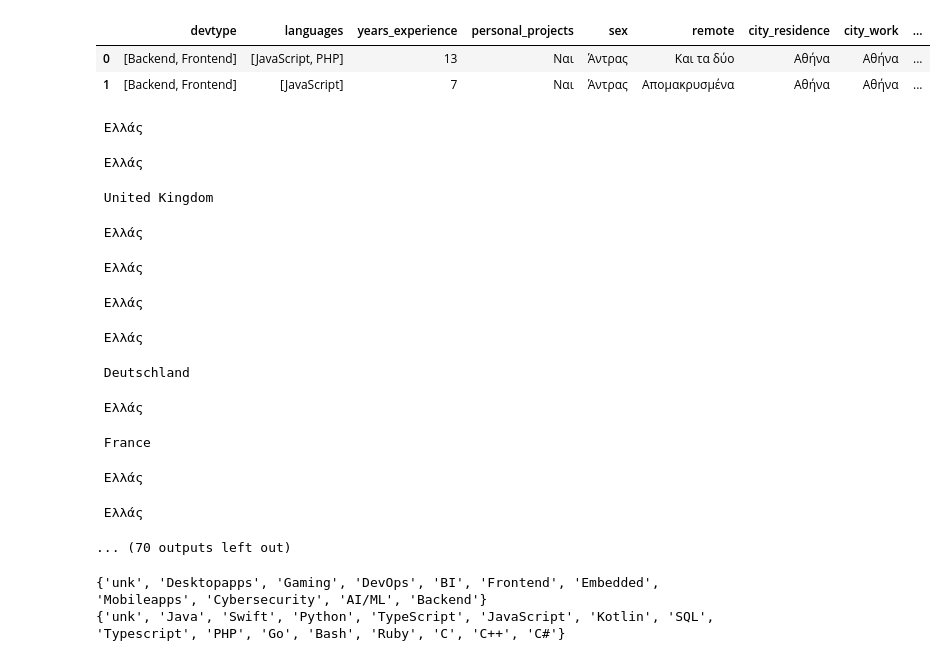
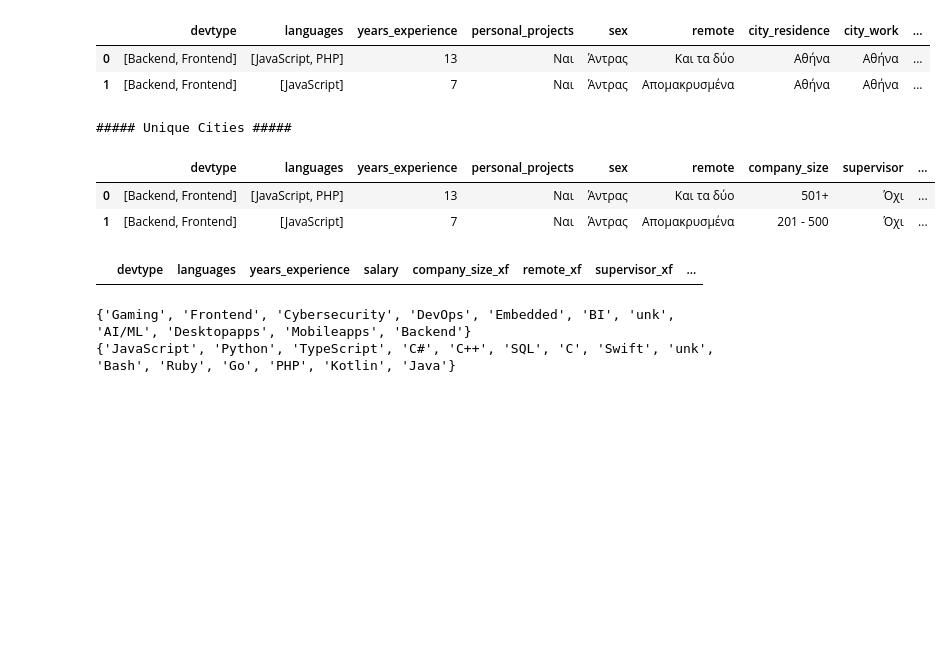
Before and after one commit to GiorgosNik/dev-salary-estimator, a Jupyter notebook: salary_estimator.ipynb, the cells around one changed output. Drawn from its saved outputs; the diff is of its cells as text; code cells hidden in the pictures; blank space fills up the shorter version.

```diff
--- a/salary_estimator.ipynb
+++ b/salary_estimator.ipynb
@@ -94,11 +104,11 @@ def fix_salary(salary):
     salary = salary.replace('€', '')
     salary = int(salary)
     if salary < 4000:
-      return salary * 14
+      salary = salary * 14
 
     return salary
 
-dataframe['salary'] = dataframe['salary'].map(lambda x: fix_salary(str(x))).astype('float32')
+dataframe['salary'] = dataframe['salary'].map(lambda x: fix_salary(str(int(x)))).astype('int32')
 dataframe.head(2)
 # %% [output]
 |  | devtype | languages | years_experience | personal_projects | sex | remote | city_residence | city_work | ... |
@@ -109,39 +119,29 @@ cities_residence, cities_work = pd.unique(dataframe['city_residence'].values), p
 # %%
 geolocator = Nominatim(user_agent="test")
 
 # TODO: experiment with country
 with tqdm(total=len(cities_residence), desc='Formatting City Names') as city_progressbar:
   for city in cities_residence:
     try:
       area = geolocator.geocode(city).address.split(",")[0]
-      country = geolocator.geocode(city).address.split(",")[-1]
-      print(country)
-      dataframe['city_residence'] = dataframe['city_residence'].replace(city,area)
+      country = geolocator.geocode(city).address.split(",")[-1].strip()
+      dataframe['city_residence'] = dataframe['city_residence'].replace(city,country)
 
     except AttributeError:
       dataframe['city_residence'] = dataframe['city_residence'].replace(city,"UNK")
     city_progressbar.update(1)
 
 dataframe = dataframe[dataframe.years_experience != "UNK"]
-dataframe = dataframe[dataframe.city_residence == "Αθήνα"]
+dataframe = dataframe[dataframe.city_residence == "Ελλάς"]
 print("##### Unique Cities #####")
 pd.unique(dataframe['city_residence'].values)
 
 dataframe = dataframe.drop(columns=['city_residence', 'city_work'])
 dataframe.head(2)
 # %% [output]
- Ελλάς
+##### Unique Cities #####
- Ελλάς
- United Kingdom
- Ελλάς
- Ελλάς
- Ελλάς
- Ελλάς
- Deutschland
- Ελλάς
- France
- Ελλάς
- Ελλάς
-... (70 outputs left out)
+|  | devtype | languages | years_experience | personal_projects | sex | remote | company_size | supervisor | ... |
+| 0 | [Backend, Frontend] | [JavaScript, PHP] | 13 | Ναι | Άντρας | Και τα δύο | 501+ | Όχι | ... |
+| 1 | [Backend, Frontend] | [JavaScript] | 7 | Ναι | Άντρας | Απομακρυσμένα | 201 - 500 | Όχι | ... |
 # %%
 dataframe['relevant'] = dataframe['relevant'].fillna('Όχι')
@@ -153,6 +152,22 @@ for col in category_columns:
     dataframe[f'{col}_xf'] = dataframe[col].astype('category')
 
 dataframe = dataframe.drop(columns=category_columns)
+# %%
+dataframe['languages'] = dataframe['languages'].replace("Typescript","TypeScript")
+
+def fix_languages(languages):
+    for i in range(len(languages)):
+      if(languages[i] == "Typescript"):
+        languages[i] = "TypeScript"
+      languages[i] = languages[i].strip()
+    return languages
+
+dataframe['languages'] = dataframe['languages'].map(lambda x: fix_languages(x))
+
+temp = dataframe[dataframe.languages == "Typescript"]
+temp.head(2)
+# %% [output]
+|  | devtype | languages | years_experience | salary | company_size_xf | remote_xf | supervisor_xf | ... |
 # %%
 multi_category_columns = ['devtype', 'languages']
 
@@ -176,8 +191,6 @@ bad_tf_scope_names = [('languages_C#', 'languages_Csharp'), ('languages_C++', 'l
 for before, after in bad_tf_scope_names:
     dataframe[after] = dataframe[before]
     dataframe = dataframe.drop(columns=[before])
-
-dataframe = dataframe.drop(columns=multi_category_columns)
 # %% [output]
-{'unk', 'Desktopapps', 'Gaming', 'DevOps', 'BI', 'Frontend', 'Embedded', 'Mobileapps', 'Cybersecurity', 'AI/ML', 'Backend'}
-{'unk', 'Java', 'Swift', 'Python', 'TypeScript', 'JavaScript', 'Kotlin', 'SQL', 'Typescript', 'PHP', 'Go', 'Bash', 'Ruby', 'C', 'C++', 'C#'}
+{'Gaming', 'Frontend', 'Cybersecurity', 'DevOps', 'Embedded', 'BI', 'unk', 'AI/ML', 'Desktopapps', 'Mobileapps', 'Backend'}
+{'JavaScript', 'Python', 'TypeScript', 'C#', 'C++', 'SQL', 'C', 'Swift', 'unk', 'Bash', 'Ruby', 'Go', 'PHP', 'Kotlin', 'Java'}
```
Also changed, not shown: parts of 8 cells of this notebook.
